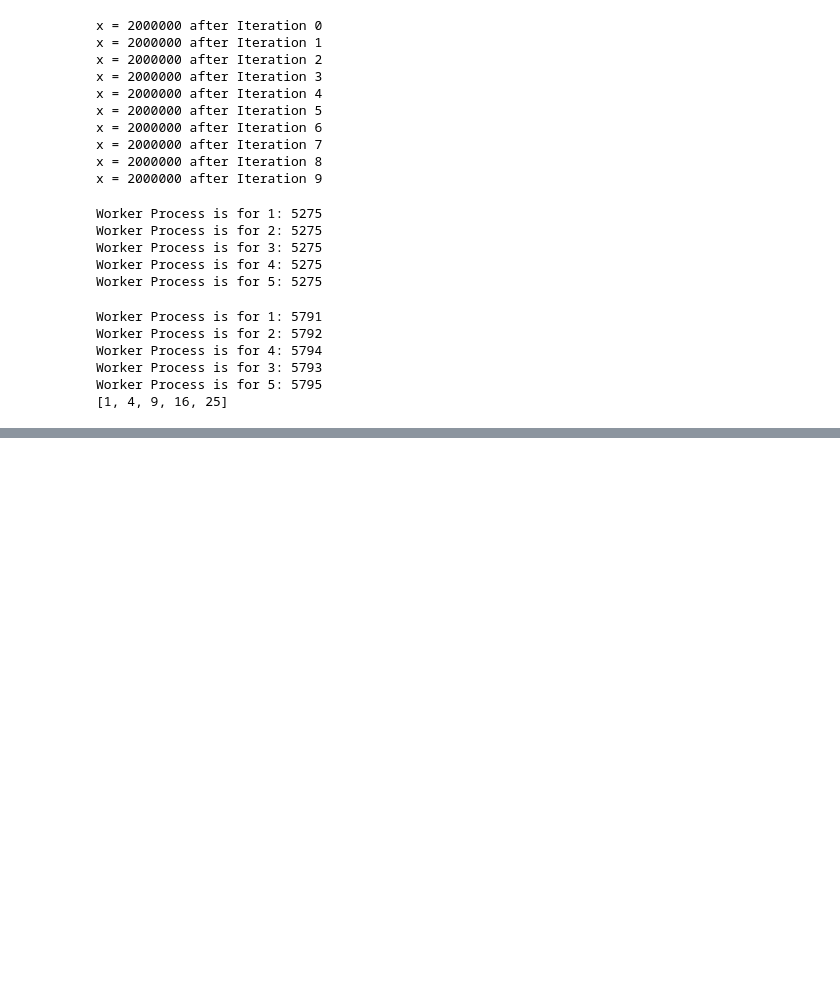
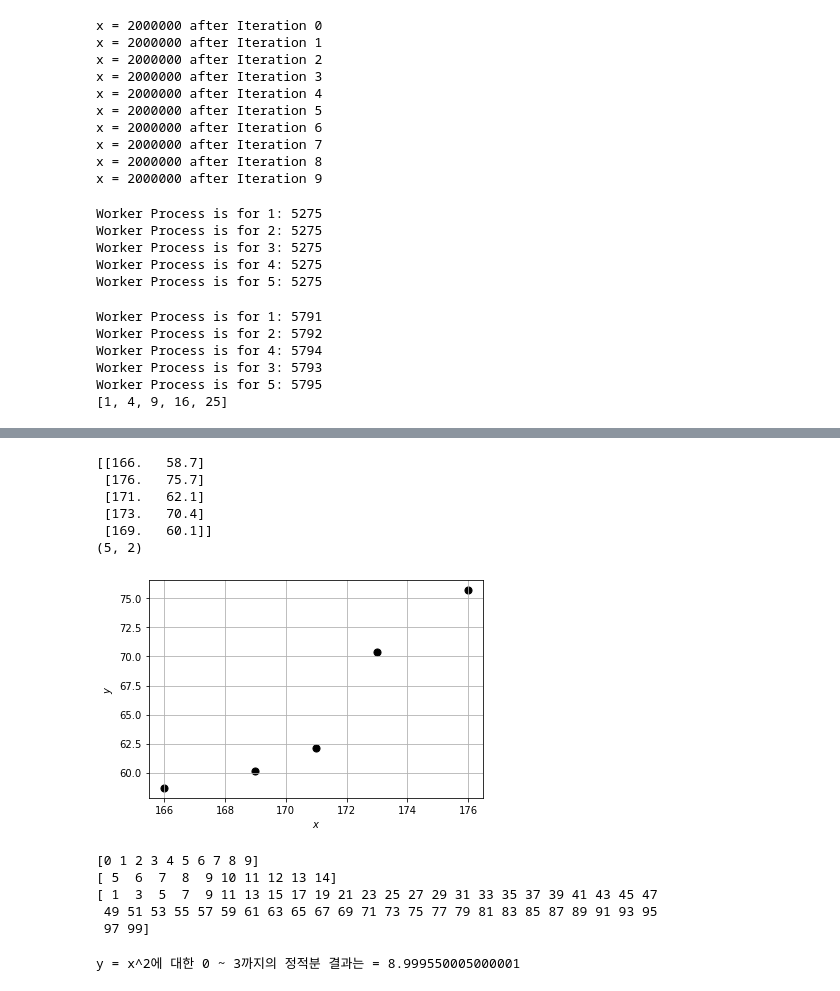
Before and after one commit to Jelly6489/testRepoKJY, a Jupyter notebook: Untitled.ipynb, the cells around one changed output, grey strips where cells are left out. Saved outputs shown, nothing was run; the diff lists cells and outputs as text; code cells hidden in the pictures; blank space fills up the shorter version.

```diff
--- a/Untitled.ipynb
+++ b/Untitled.ipynb
@@ -515,0 +554,46 @@ AttributeError: __enter__
+# %%
+import numpy as np
+import pandas as pd
+import matplotlib.pyplot as plt
+
+sampleDatal = np.array(
+     [
+           [166, 58.7], [176.0, 75.7],
+           [171.0, 62.1], [173.0, 70.4], [169.0, 60.1]
+     ]
+)
+# 위의 방식으로 행렬을 만들 수 있다.
+print(sampleDatal)
+# 행렬 변수의 shape을 출력하면 행렬의 차원을 얻을 수 있다.
+print(sampleDatal.shape)
+# %% [output]
+[[166.   58.7]
+ [176.   75.7]
+ [171.   62.1]
+ [173.   70.4]
+ [169.   60.1]]
+(5, 2)
+# %%
+for point in sampleDatal:
+    plt.scatter(point[0], point[1], c = 'k', s = 50)
+
+plt.grid()
+plt.xlabel('$x$')
+plt.ylabel('$y$')
+plt.show()
+# %% [output]
+[figure, added]
+# %%
+value = np.arange(10)
+value2 = np.arange(5, 15)
+value3 = np.arange(1, 100, 2)
+
+print(value)
+print(value2)
+print(value3)
+# %% [output]
+[0 1 2 3 4 5 6 7 8 9]
+[ 5  6  7  8  9 10 11 12 13 14]
+[ 1  3  5  7  9 11 13 15 17 19 21 23 25 27 29 31 33 35 37 39 41 43 45 47
+ 49 51 53 55 57 59 61 63 65 67 69 71 73 75 77 79 81 83 85 87 89 91 93 95
+ 97 99]
@@ -515,0 +631,14 @@ AttributeError: __enter__
+# %%
+import numpy as np
+
+dx = 0.0001
+def integralRange2(start, end):
+    curX = np.arange(start, end, dx)
+    Y = curX ** 2
+    eachBlock = dx * Y
+    area = np.sum(eachBlock)
+    return area
+
+print("y = x^2에 대한 0 ~ 3까지의 정적분 결과는 =", integralRange2(0, 3))
+# %% [output]
+y = x^2에 대한 0 ~ 3까지의 정적분 결과는 = 8.999550005000001
```
Also changed, not shown: parts of 8 cells of this notebook.
